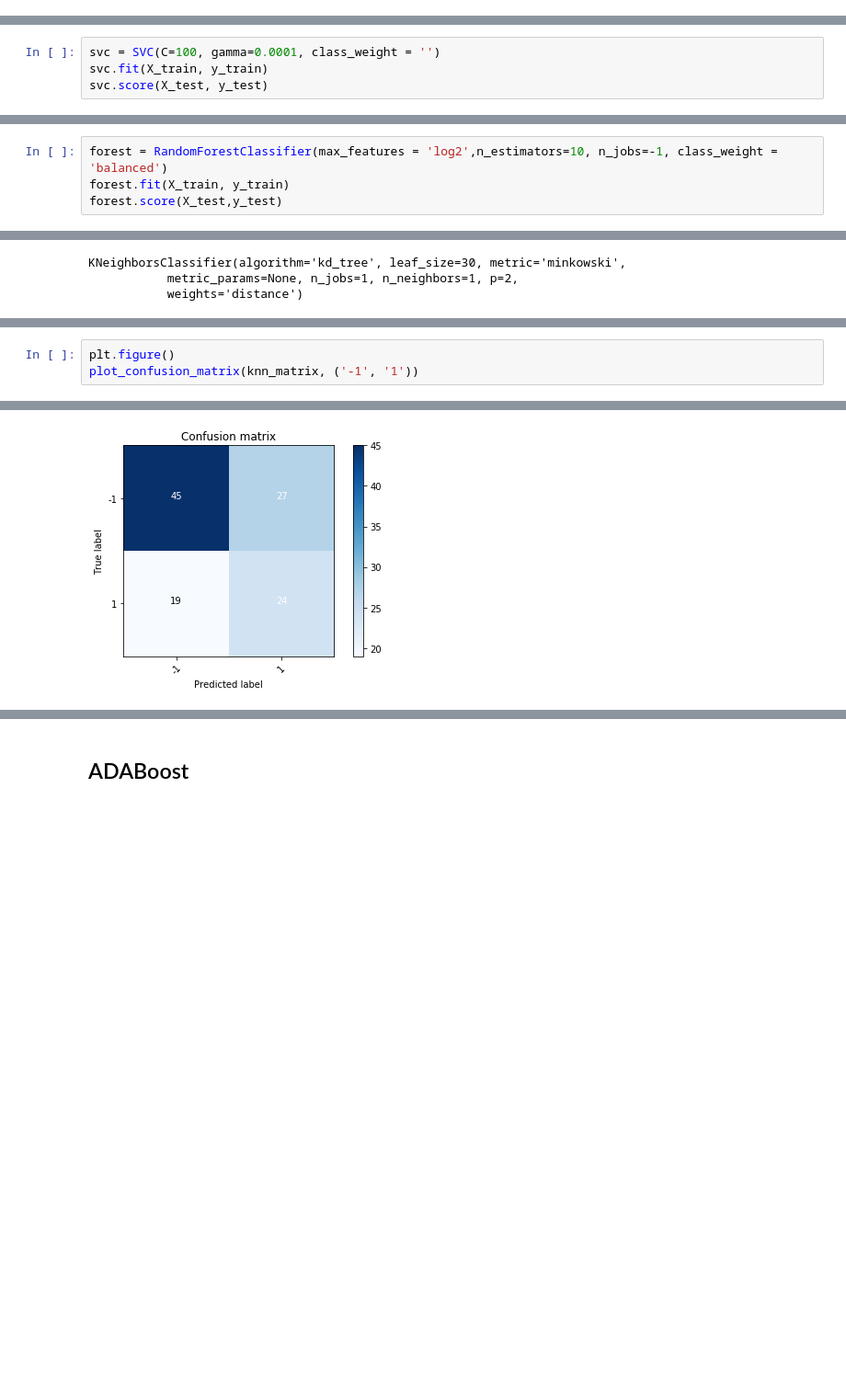
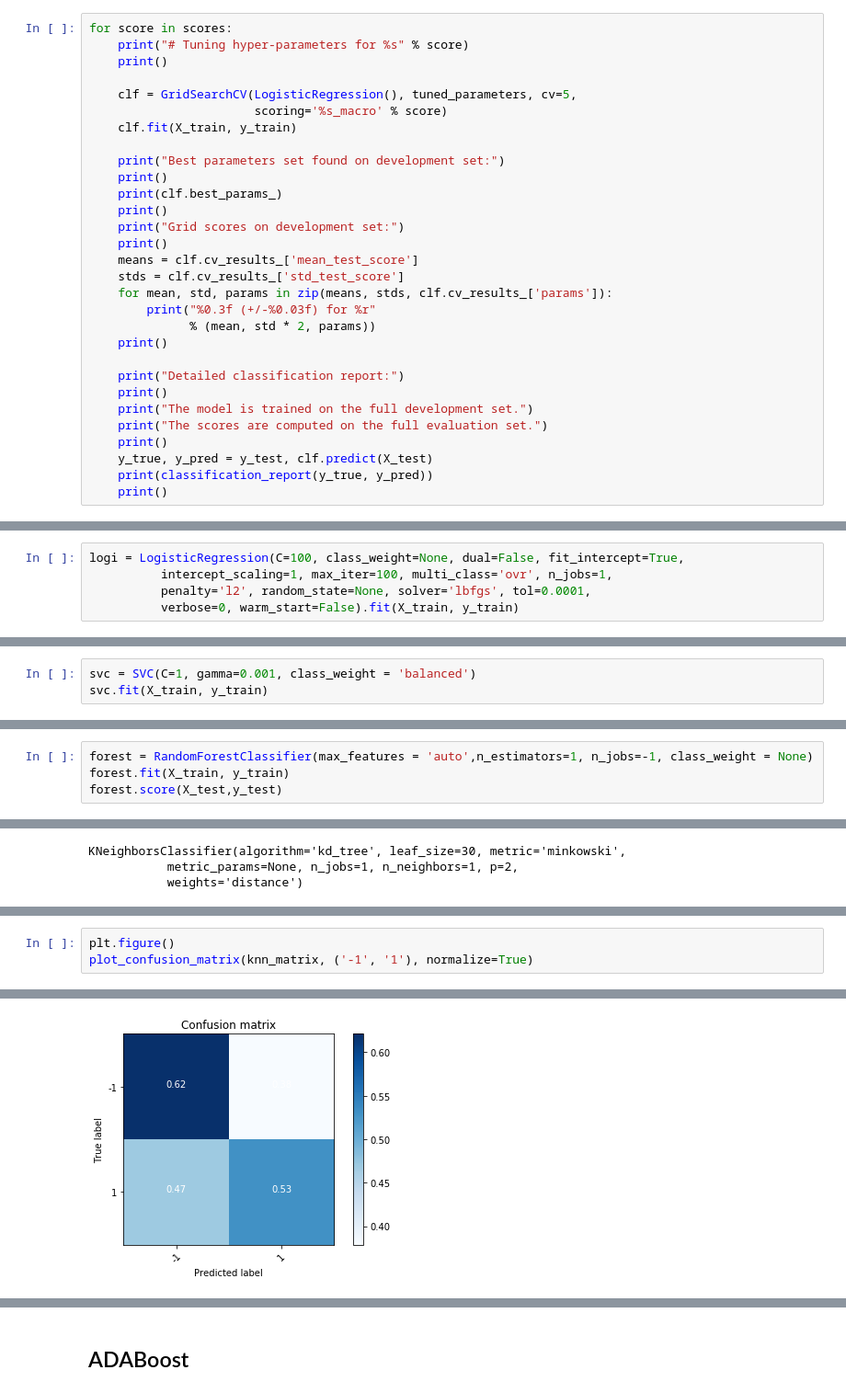
Before and after one commit to enrabre/Sales-forecast, a Jupyter notebook: pmi2.ipynb, the cells around one changed output, grey strips where cells are left out. Shown at 92% size. Saved outputs shown, nothing was run; the diff lists cells and outputs as text; blank space fills up the shorter version.

```diff
--- a/pmi2.ipynb
+++ b/pmi2.ipynb
@@ -487,0 +509,30 @@ tuned_parameters = {'kernel': ['rbf'], 'gamma': [1e-3, 1e-4],
+# %%
+for score in scores:
+    print("# Tuning hyper-parameters for %s" % score)
+    print()
+
+    clf = GridSearchCV(LogisticRegression(), tuned_parameters, cv=5,
+                       scoring='%s_macro' % score)
+    clf.fit(X_train, y_train)
+
+    print("Best parameters set found on development set:")
+    print()
+    print(clf.best_params_)
+    print()
+    print("Grid scores on development set:")
+    print()
+    means = clf.cv_results_['mean_test_score']
+    stds = clf.cv_results_['std_test_score']
+    for mean, std, params in zip(means, stds, clf.cv_results_['params']):
+        print("%0.3f (+/-%0.03f) for %r"
+              % (mean, std * 2, params))
+    print()
+
+    print("Detailed classification report:")
+    print()
+    print("The model is trained on the full development set.")
+    print("The scores are computed on the full evaluation set.")
+    print()
+    y_true, y_pred = y_test, clf.predict(X_test)
+    print(classification_report(y_true, y_pred))
+    print()
@@ -488,3 +557,8 @@ tuned_parameters = {'kernel': ['rbf'], 'gamma': [1e-3, 1e-4],
+# %%
+logi = LogisticRegression(C=100, class_weight=None, dual=False, fit_intercept=True,
+          intercept_scaling=1, max_iter=100, multi_class='ovr', n_jobs=1,
+          penalty='l2', random_state=None, solver='lbfgs', tol=0.0001,
+          verbose=0, warm_start=False).fit(X_train, y_train)
 # %%
 logi.fit(X_train, y_train)
 # %% [output]
@@ -564,7 +640,6 @@ avg / total       0.64      0.63      0.64       115
 
 ()
 # %%
-svc = SVC(C=100, gamma=0.0001, class_weight = '')
+svc = SVC(C=1, gamma=0.001, class_weight = 'balanced')
 svc.fit(X_train, y_train)
-svc.score(X_test, y_test)
 # %% [output]
@@ -644,7 +726,7 @@ avg / total       0.62      0.64      0.61       115
 
 ()
 # %%
-forest = RandomForestClassifier(max_features = 'log2',n_estimators=10, n_jobs=-1, class_weight = 'balanced')
+forest = RandomForestClassifier(max_features = 'auto',n_estimators=1, n_jobs=-1, class_weight = None)
 forest.fit(X_train, y_train)
 forest.score(X_test,y_test)
 # %% [output]
@@ -709,4 +795,4 @@ array([[45, 27],
 # %%
 plt.figure()
-plot_confusion_matrix(knn_matrix, ('-1', '1'))
+plot_confusion_matrix(knn_matrix, ('-1', '1'), normalize=True)
 # %% [output]
@@ -716,4 +802,4 @@ Confusion matrix, without normalization
-[figure, old version]
+[figure, new version]
 # %%
 f1_knn = cross_val_score(
     knn, X, y, cv=5, scoring='f1')
```
Also changed, not shown: parts of 60 cells of this notebook, 1 other file.
